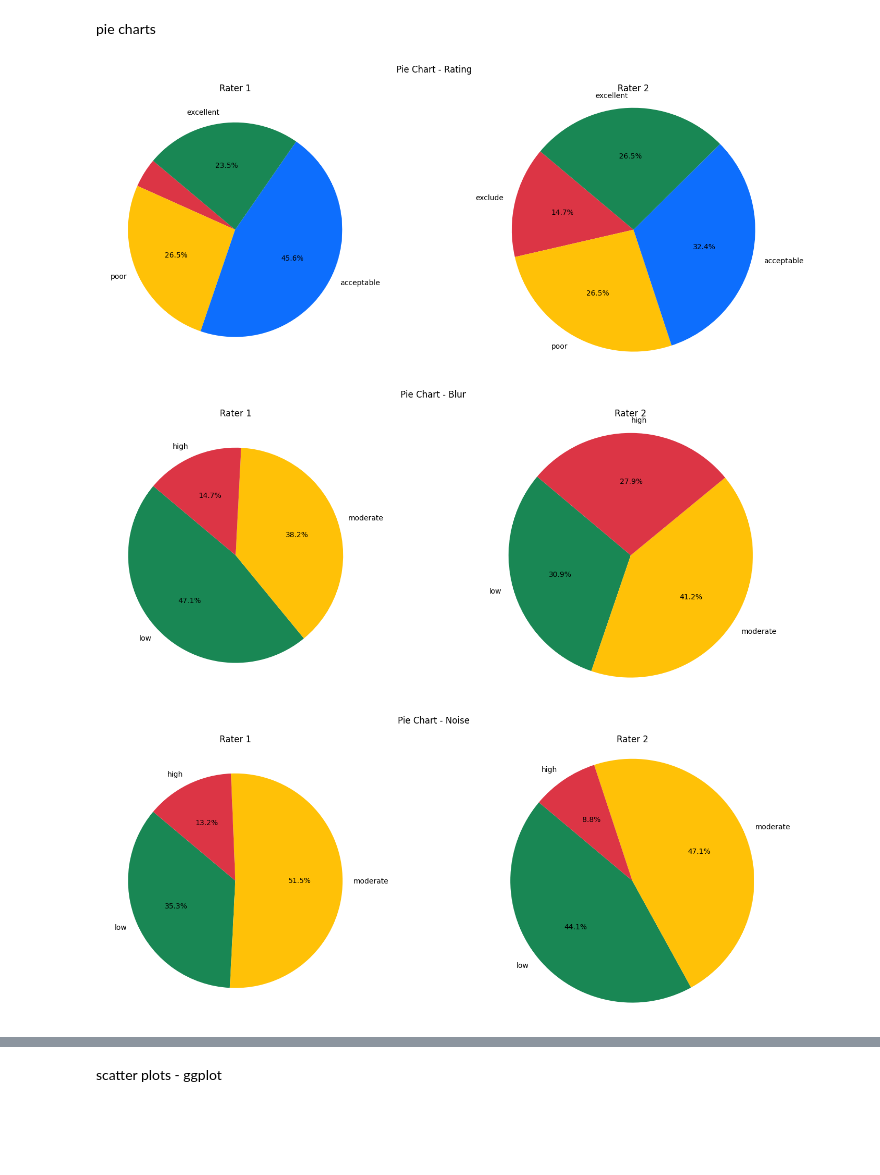
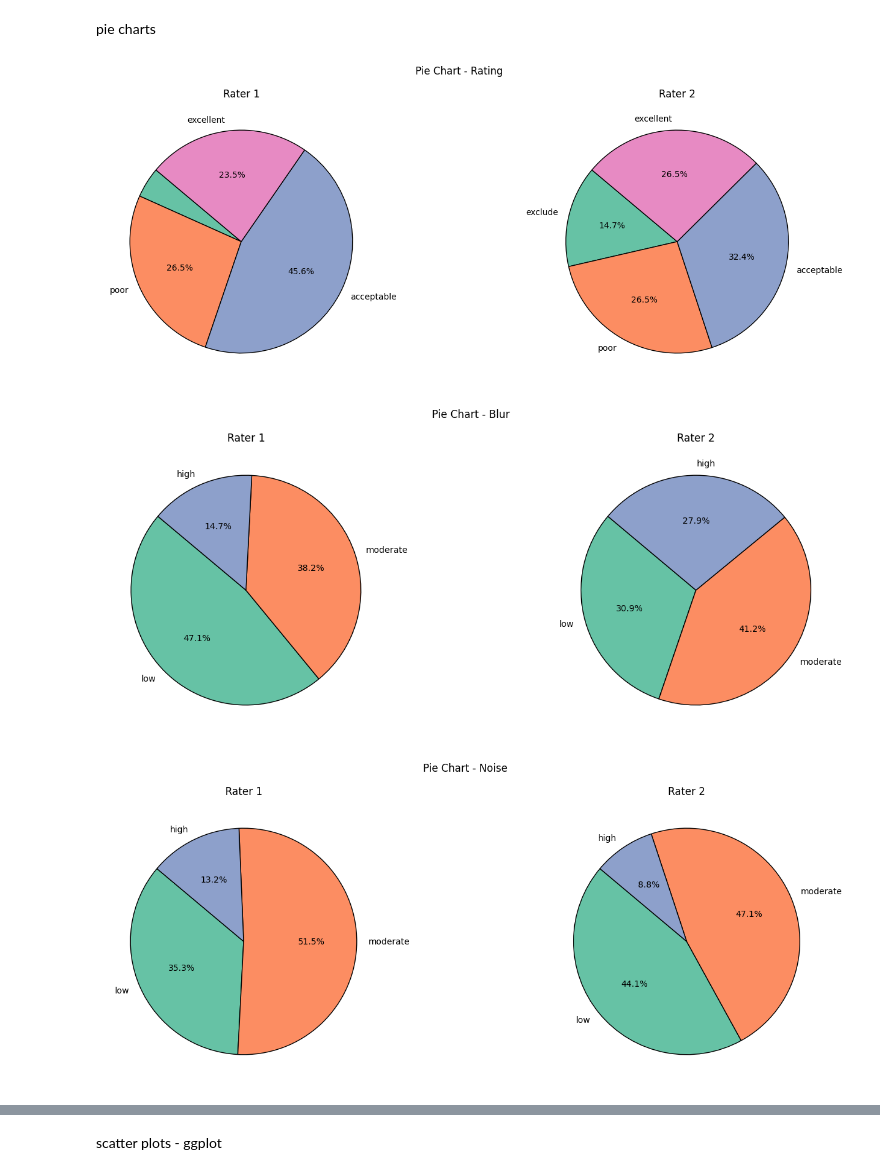
Before and after one commit to jaimebarran/fetal_brain_qc, a Jupyter notebook: notebooks/analyze_results.ipynb, the cells around one changed output, grey strips where cells are left out. Drawn from its saved outputs; the diff is of its cells as text; code cells hidden in the pictures; blank space fills up the shorter version.

Commit message:
fix: pie charts with same sizes

```diff
--- a/notebooks/analyze_results.ipynb
+++ b/notebooks/analyze_results.ipynb
@@ -73,8 +73,6 @@ import matplotlib.pyplot as plt
 raters_files = [
     '/mnt/sda1/Repos/a-eye/Output/mri_qc/fetal/eye_qc_83/2_ratings/2_remaining_68/jaime/ratings.csv',
     '/mnt/sda1/Repos/a-eye/Output/mri_qc/fetal/eye_qc_83/2_ratings/2_remaining_68/bene/ratings.csv',
-    # '/mnt/sda1/Repos/a-eye/Output/mri_qc/fetal/test_fetalqc/ratings.csv',
-    # Add more paths if necessary
 ]
 
 # Define metrics and categories
@@ -86,10 +84,10 @@ metrics = {
     'bgair_text': ['low', 'moderate', 'high']
 }
 
-# Colors for 4 and 3 categories
+# Colors for 4 and 3 categories (more homogeneous palette)
 colors_map = {
-    4: ['#dc3545', '#ffc107', '#0d6efd', '#198754'],
-    3: ['#198754', '#ffc107', '#dc3545']
+    4: ['#66c2a5', '#fc8d62', '#8da0cb', '#e78ac3'],
+    3: ['#66c2a5', '#fc8d62', '#8da0cb']
 }
 
 # Threshold below which labels are not displayed
@@ -97,43 +95,46 @@ LABEL_THRESHOLD = 5  # Percent
 
 # Load data
 raters_data = [pd.read_csv(file) for file in raters_files]
 
 # Generate pie charts for each metric
 for metric_name, categories in metrics.items():
     num_categories = len(categories)
     colors = colors_map[num_categories]
 
-    fig, ax = plt.subplots(1, len(raters_data), figsize=(8 * len(raters_data), 6))
+    fig, axes = plt.subplots(1, len(raters_data), figsize=(8 * len(raters_data), 6))
+
     if len(raters_data) == 1:  # Handle single subplot case
-        ax = [ax]
+        axes = [axes]
 
-    for i, rater_data in enumerate(raters_data):
+    for i, (rater_data, ax) in enumerate(zip(raters_data, axes)):
         counts = [rater_data[metric_name].to_list().count(cat) for cat in categories]
         total = sum(counts)
-        percentages = [(count / total) * 100 for count in counts]
+        percentages = [(count / total) * 100 for count in counts] if total > 0 else [0] * len(counts)
 
         # Filter labels below threshold
         filtered_labels = [
             f"{categories[idx]}" if percentages[idx] >= LABEL_THRESHOLD else ""
             for idx in range(len(categories))
         ]
 
-        ax[i].pie(
+        ax.pie(
             counts,
             labels=filtered_labels,
             autopct=lambda p: f'{p:.1f}%' if p >= LABEL_THRESHOLD else '',  # Hide small slices
             startangle=140,
-            colors=colors
+            colors=colors,
+            wedgeprops={'edgecolor': 'black'}  # Add edge color for better visibility
         )
-        ax[i].set_title(f'Rater {i + 1}')
+        ax.set_title(f'Rater {i + 1}')
+        ax.set_aspect('equal')  # Ensures equal aspect ratio for all subplots
 
-    # Add title and formatting
+    # Adjust layout manually to prevent size mismatch
+    fig.subplots_adjust(left=0.1, right=0.9, wspace=0.3)
     fig.suptitle(f'Pie Chart - {metric_name.replace("_text", "").capitalize()}')
-    fig.tight_layout()
     fig.set_facecolor('white')
-    plt.axis('equal')
+
     plt.show()
 # %% [output]
-[figure, old version]
+[figure, new version]
-[figure, old version]
+[figure, new version]
-[figure, old version]
+[figure, new version]
```
Also changed, not shown: parts of 1 cell of this notebook.
